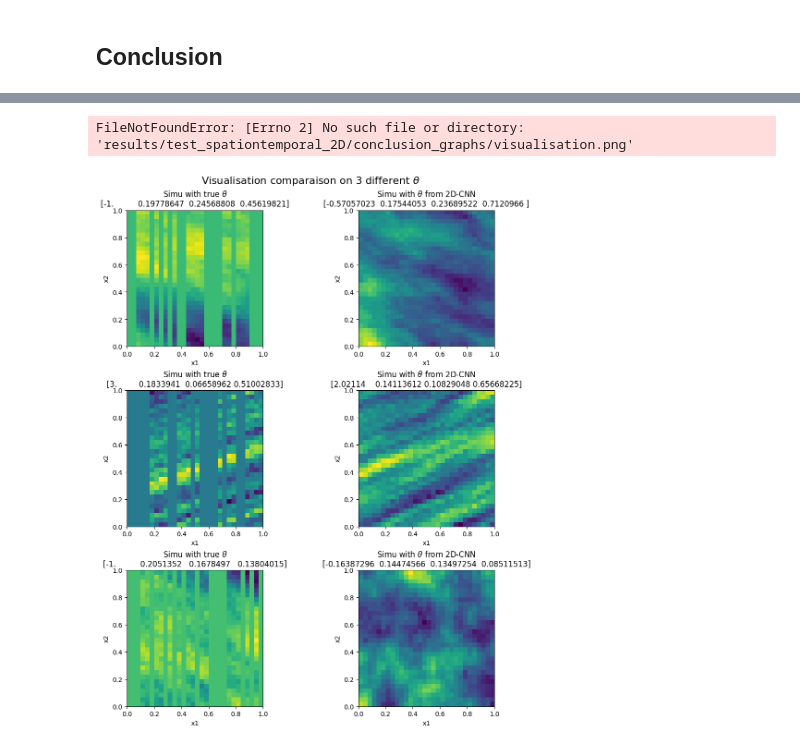
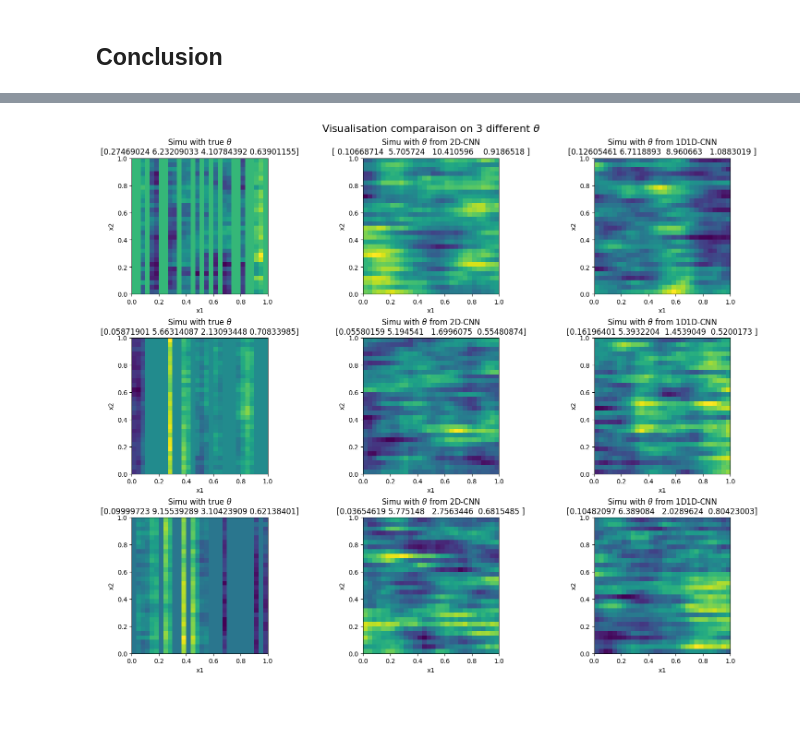
Before and after one commit to DarenXL/Neural_ST_inference, a Jupyter notebook: Code GNN/Amortized_Methods_Geostatistics_Spatio-Temporal-2D.ipynb, the cells around one changed output, grey strips where cells are left out. Cells and saved outputs as stored; diff of their text form; code cells hidden in the pictures; blank space fills up the shorter version.

```diff
--- a/Code GNN/Amortized_Methods_Geostatistics_Spatio-Temporal-2D.ipynb
+++ b/Code GNN/Amortized_Methods_Geostatistics_Spatio-Temporal-2D.ipynb
@@ -73,6 +72,6 @@ os.makedirs(res_path+"/models", exist_ok=True)
 # %%
 batch_size = 10
-n_epochs = 150
+n_epochs = 250
 n_epochs_test = 10
 # %%
 space_size = 30
@@ -1320,19 +1405,16 @@ def mle_matern(coords, values, theta0=(0,.2, .2, .5)):
 # %%
 all_loss_test_ML = np.zeros((len(dataset_grid_test),len(theta_names)))
 theta_final_ML = np.zeros((len(dataset_grid_test),len(theta_names)))
-
-dataset_mle = GridDataset(theta_size=test_size, time_size=time_size, space_size=space_size, deepset_size=1, missing_ratio=1/2)
 
 grid = np.meshgrid(np.linspace(0,1,time_size), np.linspace(0,1,time_size), indexing='ij')
 grid = ([grid[0].reshape(-1, 1), grid[1].reshape(-1, 1)])
 
 time_test_ML = time.time()
-time_simu_ML = 0
-t_time_simu_ML = time.time()
 
-for i, (data_test, theta_test, _) in enumerate(dataset_mle) :
+for i, (data_test, theta_test, _) in enumerate(dataset_grid_test) :
 
-    time_simu_ML += time.time() - t_time_simu_ML
+    if i==20:
+        break
 
     mask = data_test[0,1].to(bool).flatten()
 
@@ -1351,7 +1433,7 @@ for i, (data_test, theta_test, _) in enumerate(dataset_mle) :
 
     # print(f"| RANGE {output[0]:.4f} - {theta_test[0]:.4f} = {abs(output[0]-theta_test[0]):.4f} | STD {output[1]:.4f} - {theta_test[1]:.4f} = {abs(output[1]-theta_test[1]):.4f} |")
 
-time_test_ML = time.time() - time_test_ML - time_simu_ML
+time_test_ML = time.time() - time_test_ML
 
 print(f"\n\nTime to test : {time_test_ML:.2f}s")
 
@@ -1364,3 +1459,10 @@ KeyboardInterrupt:
 # %% [markdown]
 ## Conclusion
+# %%
+option="sep"
+
+if option=="adv" :
+    based, _ = baseline_mae(dataset_grid)
+else :
+    based, _ = baseline_mae(dataset_sep)
 # %%
@@ -1541,42 +1632,59 @@ fig_hist.savefig(res_path+"/conclusion_graphs"+"/score_test_hist.png", format="p
 # %%
-methods = ['2D-CNN']#, '1D1D','1DLSTM']
-models = [model_2D]#, model_1D1D, model_1DLSTM]
-# thetas_final = [theta_final_test_2D, theta_final_test_1D1D, theta_final_test_1DLSTM]
-# losses = [all_loss_test_2D[-1], all_loss_test_1D1D[-1], all_loss_test_1DLSTM[-1]]
+methods = ['2D-CNN' , '1D1D-CNN']
+if option=="adv":
+    models = [model_grid_2D, model_grid_1D1D]
+else:
+    models = [model_sep_2D, model_sep_1D1D]
 
 n = 3
 p = len(methods)+1
 fig_map, axs = plt.subplots(n, p, figsize=(5*p,n*4), constrained_layout=True)
 
 for i in range(n):
-    sample, true_theta, _ = dataset_grid_test[i]
+    if option=="adv":
+        sample, true_theta, _ = dataset_grid_test[i]
+    else:
+        sample, true_theta, _ = dataset_sep_test[i]
     true_theta = true_theta[0].detach().numpy()
 
     axs[i,0].imshow(sample[0][0], cmap='viridis', extent=[0,1,0,1])
 
     axs[i,0].set_xlabel('x1')
     axs[i,0].set_ylabel('x2')
     axs[i,0].set_title(r'Simu with true $\theta$'+'\n'+str(true_theta))
 
     for j, (method, model) in enumerate(zip(methods, models)) :
 
         theta_pred = model(sample.float(), deepset=torch.tensor([0]))[0]
-        sample_pred = simulate_matern_grid(time_size, space_size, torch.round(theta_pred[0]).to(int).detach().numpy(), torch.max(theta_pred[1],torch.tensor(0.05)), torch.max(theta_pred[2],torch.tensor(0.05)), torch.max(theta_pred[3],torch.tensor(0.1)), deepset_size=1)[0]
+        if option=="adv":
+            sample_pred = simulate_matern_grid(time_size, space_size, torch.round(theta_pred[0]).to(int).detach().numpy(), torch.max(theta_pred[1],torch.tensor(0.05)), torch.max(theta_pred[2],torch.tensor(0.05)), torch.max(theta_pred[3],torch.tensor(0.1)), deepset_size=1)[0][0]
+        else:
+            s = np.expand_dims(np.arange(1, space_size + 1),1)
+            params = {
+                'mean': 0,
+                'sill': theta_pred[0].detach().numpy(),
+                'smooth_s': 1.0,
+                'scale_s':theta_pred[1].detach().numpy(),
+                'power_t': 0.5,
+                'scale_t': theta_pred[2].detach().numpy(),
+                'sep': theta_pred[3].detach().numpy(),
+                'power2_t': theta_pred[3].detach().numpy()*2
+            }
+            sample_pred =  simulate_spatio_temporal(params, time_size, s).T
 
         # sample = sample['Simu'].reshape(100, 100)
-        axs[i,j+1].imshow(sample_pred[0], cmap='viridis', extent=[0,1,0,1]) #, origin='lower', extent=[0,1,0,1], cmap='viridis')
+        axs[i,j+1].imshow(sample_pred, cmap='viridis', extent=[0,1,0,1]) #, origin='lower', extent=[0,1,0,1], cmap='viridis')
 
         axs[i,j+1].set_xlabel('x1')
         axs[i,j+1].set_ylabel('x2')
         axs[i,j+1].set_title(r'Simu with $\theta$ from '+method+'\n'+str(theta_pred.detach().numpy()))
 
 
 fig_map.suptitle(r"Visualisation comparaison on "+str(n)+r" different $\theta$", fontsize=16)
 
 # fig_map.savefig(res_path+"/conclusion_graphs"+"/visualisation.pdf", format="pdf", bbox_inches="tight")
-fig_map.savefig(res_path+"/conclusion_graphs"+"/visualisation.png", format="png", bbox_inches="tight")
+fig_map.savefig(res_path+"/"+option+"/conclusion_graphs"+"/visualisation.png", format="png", bbox_inches="tight")
 
 plt.show()
 # %% [output]
-FileNotFoundError: [Errno 2] No such file or directory: 'results/test_spationtemporal_2D/conclusion_graphs/visualisation.png'
-[figure, old version]
+[figure, new version]
```
Also changed, not shown: parts of 85 cells of this notebook, 1 other file.
